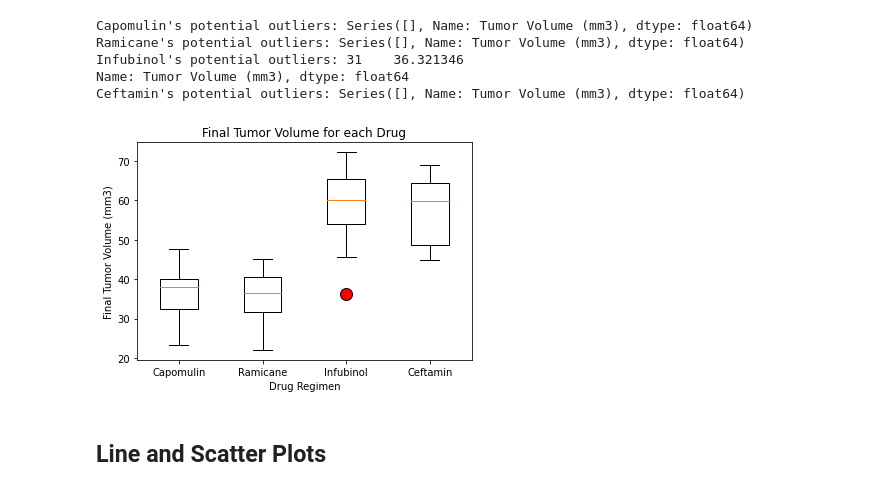
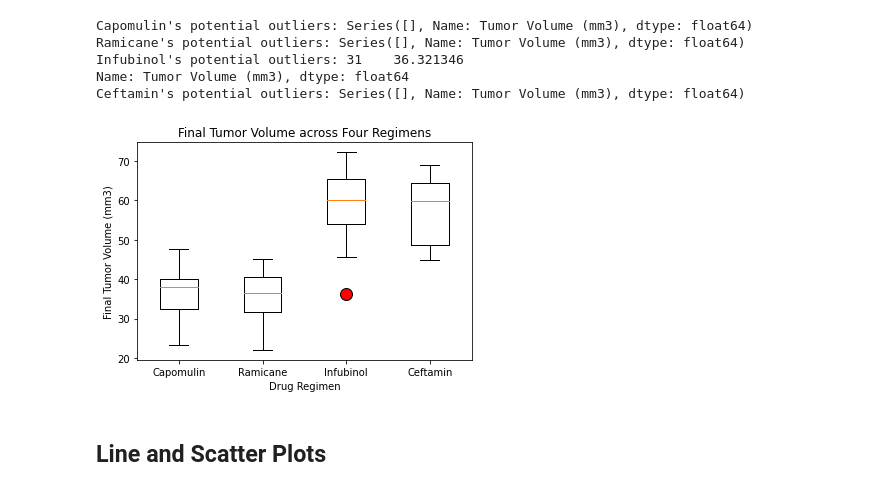
Before and after one commit to amramer45/matplotlib-challenge, a Jupyter notebook: Pymaceuticals/pymaceuticals.ipynb, the cells around one changed output. Cells and saved outputs as stored; diff of their text form; code cells hidden in the pictures.

```diff
--- a/Pymaceuticals/pymaceuticals.ipynb
+++ b/Pymaceuticals/pymaceuticals.ipynb
@@ -222,13 +224,13 @@ Ceftamin's potential outliers: Series([], Name: Tumor Volume (mm3), dtype: float
 # %%
 # Generate a box plot of the final tumor volume of each mouse across four regimens of interest
 out = dict(markerfacecolor = 'red', markersize = 12)
 plt.boxplot(tumor_vol_list, labels = treatment_list, flierprops = out)
 plt.ylabel('Final Tumor Volume (mm3)')
 plt.xlabel('Drug Regimen')
-plt.title('Final Tumor Volume for each Drug')
+plt.title('Final Tumor Volume across Four Regimens')
 plt.show()
 # %% [output]
-[figure, old version]
+[figure, new version]
 # %% [markdown]
 ## Line and Scatter Plots
 # %%
```
Also changed, not shown: parts of 4 cells of this notebook.
